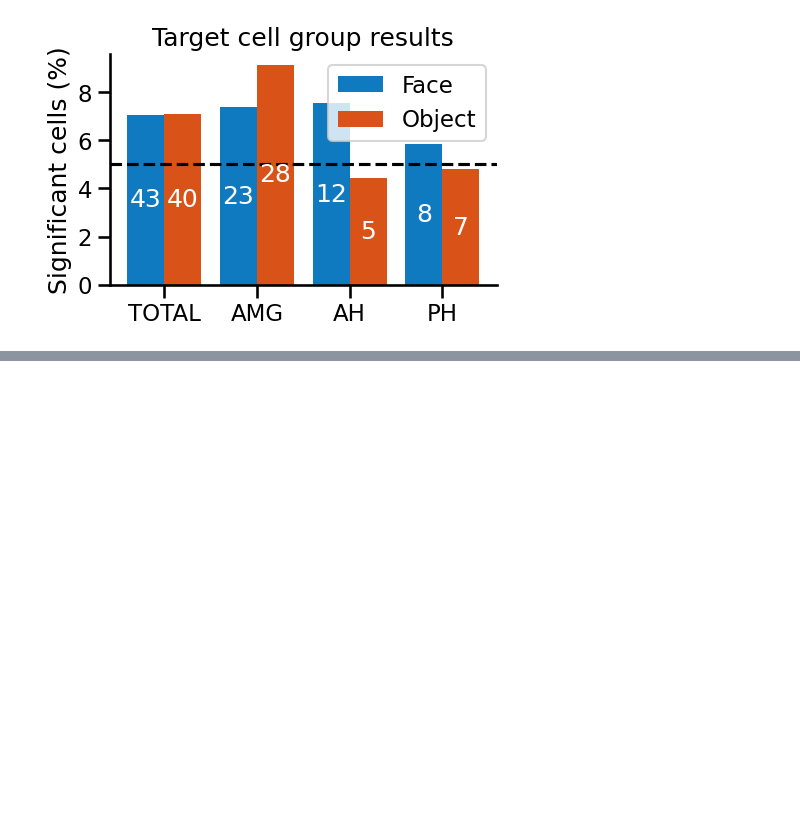
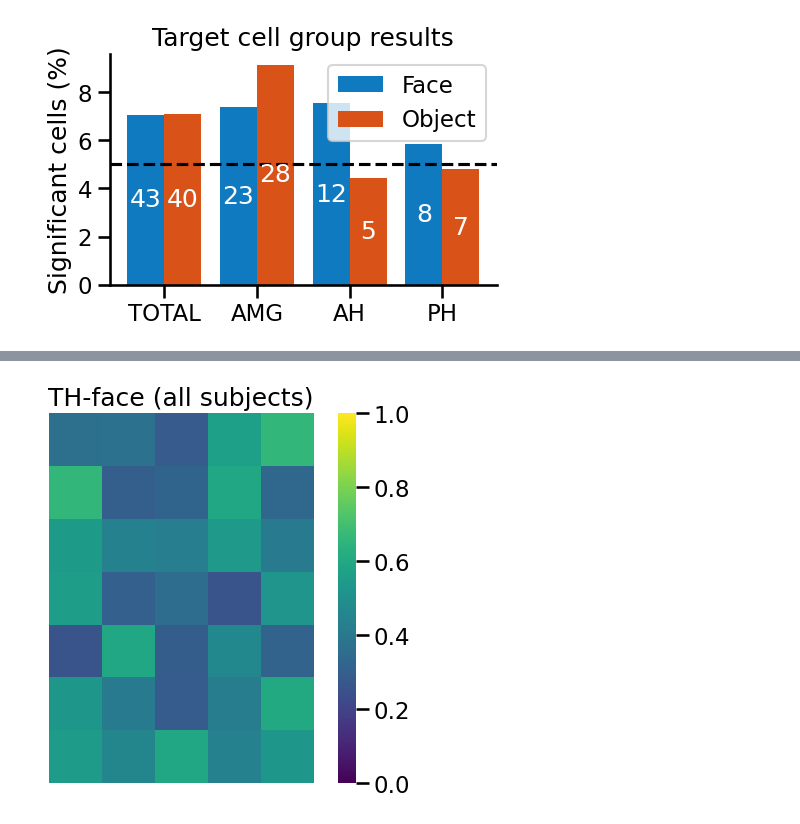
Before and after one commit to HSUPipeline/AnalyzeTH, a Jupyter notebook: notebooks_th/03-SpatialTargetCells.ipynb, the cells around one changed output, grey strips where cells are left out. Cells and saved outputs as stored; diff of their text form; code cells hidden in the pictures; blank space fills up the shorter version.

Commit message:
add target supplement fig

```diff
--- a/notebooks_th/03-SpatialTargetCells.ipynb
+++ b/notebooks_th/03-SpatialTargetCells.ipynb
@@ -444,0 +451,10 @@ drop_spines(['top', 'right'], ax=ax)
+# %%
+# Load & merge the results sheets of THF & THO
+df_THF = pd.read_csv("/Users/Claire_han/Desktop/research/WVTH/final_results/thf_all_results.csv")
+df_THO = pd.read_csv("/Users/Claire_han/Desktop/research/WVTH/final_results/tho_all_results.csv")
+# %%
+nwbfile_face = nwbfiles[0:10]
+nwbfile_obj = nwbfiles[10:22]
+# %%
+df_target_face = df_THF[df_THF.is_target]
+df_target_obj = df_THO[df_THO.is_target]
@@ -444,0 +522,10 @@ drop_spines(['top', 'right'], ax=ax)
+# %%
+target_face = []
+for ind in range(len(all_target)):
+    target_norm = normalize_data(all_target[ind], [0,1])
+    target_face.append(target_norm)
+# %%
+avg_target_face = np.sum(target_face, 0)/len(target_face)
+plot_heatmap(avg_target_face, vmin=0, vmax=1, cbar=True, title='TH-face (all subjects)')
+# %% [output]
+[figure, added]
```
Also changed, not shown: parts of 9 cells of this notebook.
